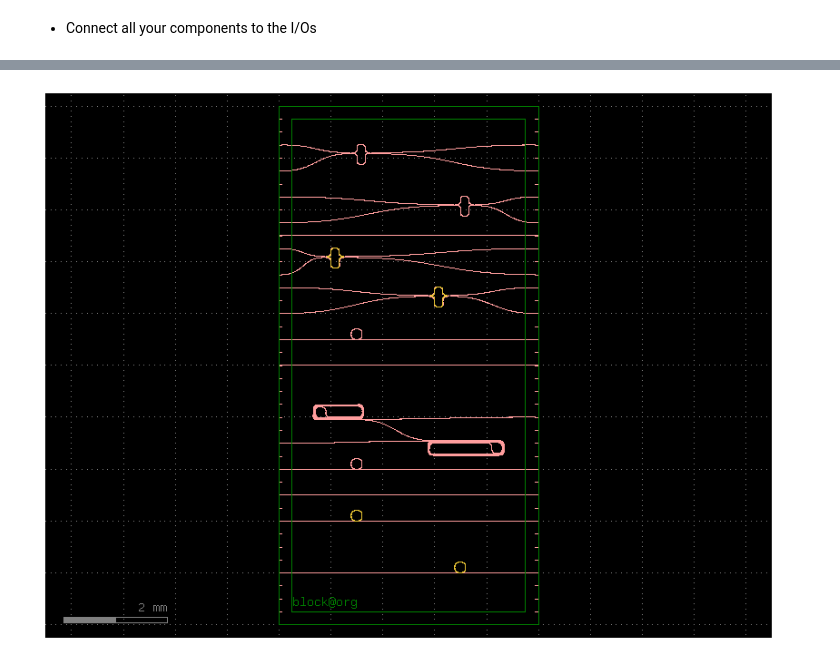
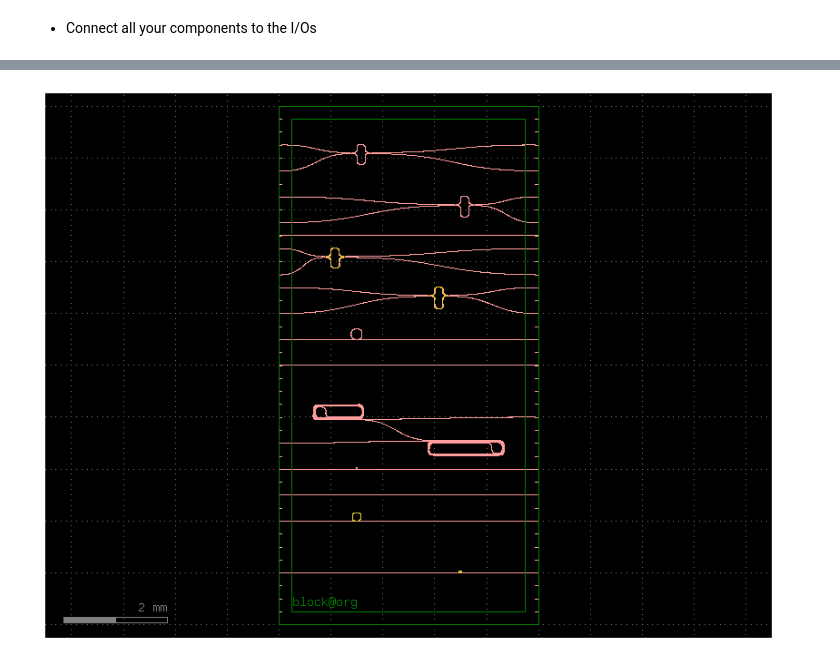
Before and after one commit to jfgimloz/cifoin-lab4, a Jupyter notebook: LAYOUT_Student.ipynb, the cells around one changed output, grey strips where cells are left out. Saved outputs shown, nothing was run; the diff lists cells and outputs as text; code cells hidden in the pictures.

```diff
--- a/LAYOUT_Student.ipynb
+++ b/LAYOUT_Student.ipynb
@@ -962,15 +962,15 @@ die_instancia = layout_final.add_ref(die_with_ios())
 # Add 2 of each of the components above, with different lengths
 # ========================================================
 mzi_1 = layout_final.add_ref(MZI_cell(delta_length=40.0, radius=80.0, gap=0.5, length_dc=30.0, width=0.5, layer="WG")).dmovex(1500).dmovey(9000)
-mzi_2 = layout_final.add_ref(MZI_cell(delta_length=40.0, radius=80.0, gap=0.5, length_dc=30.0, width=0.5, layer="WG")).dmovex(3500).dmovey(8000)
-mzi_heater_1 = layout_final.add_ref(MZI_cell(delta_length=40.0, radius=80.0, gap=0.5, length_dc=30.0, width=0.5, layer="HEATER")).dmovex(1000).dmovey(7000)
-mzi_heater_2 = layout_final.add_ref(MZI_cell(delta_length=40.0, radius=80.0, gap=0.5, length_dc=30.0, width=0.5, layer="HEATER")).dmovex(3000).dmovey(6250)
+mzi_2 = layout_final.add_ref(MZI_cell(delta_length=60.0, radius=80.0, gap=0.5, length_dc=30.0, width=0.5, layer="WG")).dmovex(3500).dmovey(8000)
+mzi_heater_1 = layout_final.add_ref(MZI_cell(delta_length=50.0, radius=80.0, gap=0.5, length_dc=30.0, width=0.5, layer="HEATER")).dmovex(1000).dmovey(7000)
+mzi_heater_2 = layout_final.add_ref(MZI_cell(delta_length=80.0, radius=80.0, gap=0.5, length_dc=30.0, width=0.5, layer="HEATER")).dmovex(3000).dmovey(6250)
 spiral_1 = layout_final.add_ref(SPIRAL_cell(length=1000.0, n_loops=5)).dmovex(-4000).dmovey(-3500).drotate(180)
 spiral_2 = layout_final.add_ref(SPIRAL_cell(length=500.0, n_loops=5)).dmovex(1000).dmovey(4000).drotate(0)
 ring_1 = layout_final.add_ref(RING_cell(radius=100.0, gap=0.2, width=1.0, layer='WG')).dmovex(1500).dmovey(5500)
-ring_2 = layout_final.add_ref(RING_cell(radius=100.0, gap=0.2, width=1.0, layer='WG')).dmovex(1500).dmovey(3000)
-ring_heater_1 = layout_final.add_ref(RING_cell(radius=100.0, gap=0.2, width=1.0, layer='HEATER')).dmovex(1500).dmovey(2000)
-ring_heater_2 = layout_final.add_ref(RING_cell(radius=100.0, gap=0.2, width=1.0, layer='HEATER')).dmovex(3500).dmovey(1000)
+ring_2 = layout_final.add_ref(RING_cell(radius=10.0, gap=0.2, width=1.0, layer='WG')).dmovex(1500).dmovey(3000)
+ring_heater_1 = layout_final.add_ref(RING_cell(radius=80.0, gap=0.2, width=1.0, layer='HEATER')).dmovex(1500).dmovey(2000)
+ring_heater_2 = layout_final.add_ref(RING_cell(radius=20.0, gap=0.2, width=1.0, layer='HEATER')).dmovex(3500).dmovey(1000)
 
 # ========================================================
 # Add 3 sets of 3 straight waveguides, from left to right of the die, top, middle and bottom of the die
@@ -1040 +1040 @@ layout_final.show()
-[figure, old version]
+[figure, new version]
```
Also changed, not shown: parts of 30 cells of this notebook.
